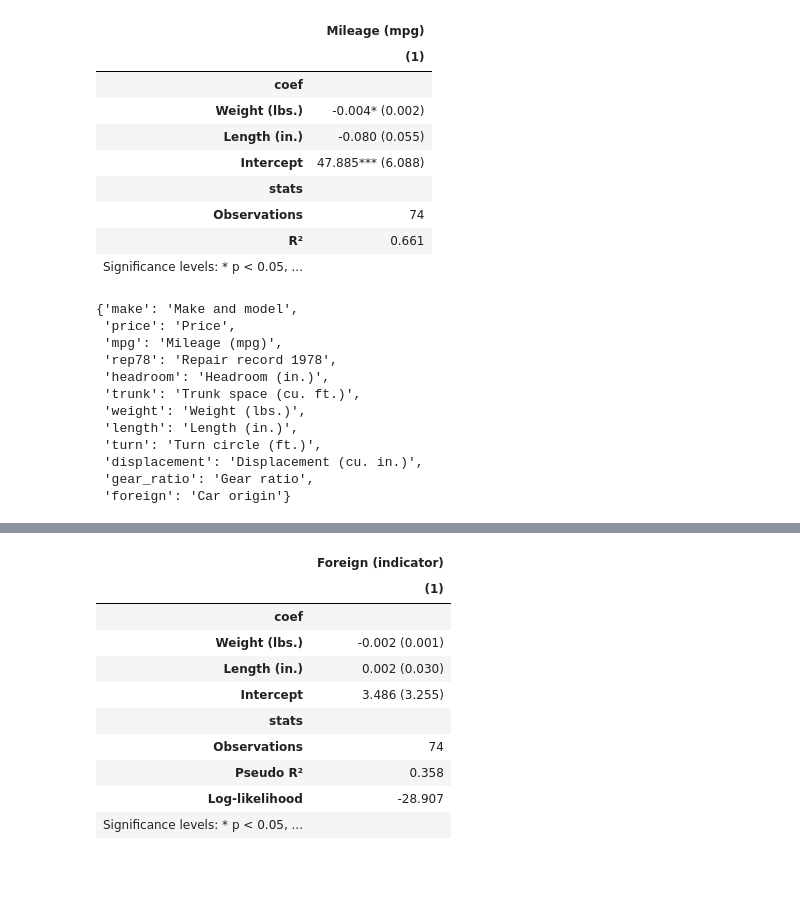
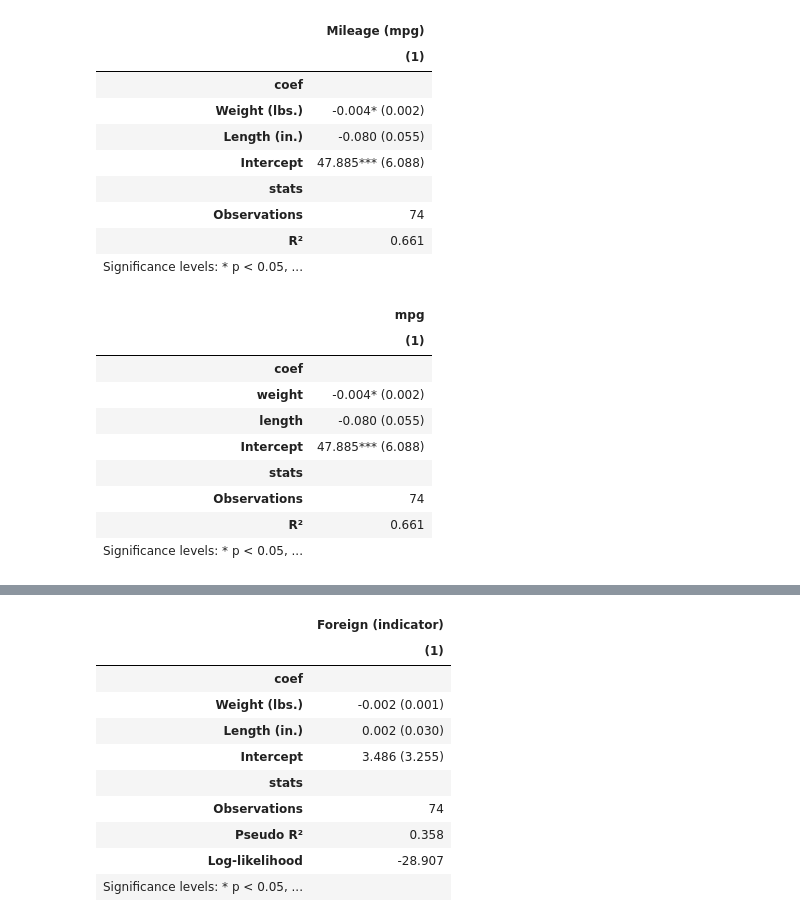
Before and after one commit to dsliwka/maketables, a Jupyter notebook: test_stata_import.ipynb, the cells around one changed output, grey strips where cells are left out. Saved outputs shown, nothing was run; the diff lists cells and outputs as text; code cells hidden in the pictures; blank space fills up the shorter version.

```diff
--- a/test_stata_import.ipynb
+++ b/test_stata_import.ipynb
@@ -75,18 +75,21 @@ ETable([est2])
 | Observations | 74 |
 | R² | 0.661 |
 | Significance levels: * p < 0.05, ... |  |
-# %%
-get_var_labels(est._data)
-# %% [output]
-{'make': 'Make and model',
- 'price': 'Price',
- 'mpg': 'Mileage (mpg)',
- 'rep78': 'Repair record 1978',
- 'headroom': 'Headroom (in.)',
- 'trunk': 'Trunk space (cu. ft.)',
- 'weight': 'Weight (lbs.)',
- 'length': 'Length (in.)',
- 'turn': 'Turn circle (ft.)',
- 'displacement': 'Displacement (cu. in.)',
- 'gear_ratio': 'Gear ratio',
- 'foreign': 'Car origin'}
+# %%
+from linearmodels import PanelOLS
+df1=df.copy()
+df1["year"]=1
+dfl=df1.set_index(["make","year"])
+est3= PanelOLS.from_formula("mpg ~ 1 + weight + length", data=dfl).fit()
+ETable(est3)
+# %% [output]
+|  | mpg |
+|  | (1) |
+| coef |  |
+| weight | -0.004* (0.002) |
+| length | -0.080 (0.055) |
+| Intercept | 47.885*** (6.088) |
+| stats |  |
+| Observations | 74 |
+| R² | 0.661 |
+| Significance levels: * p < 0.05, ... |  |
```
Also changed, not shown: parts of 5 cells of this notebook.
